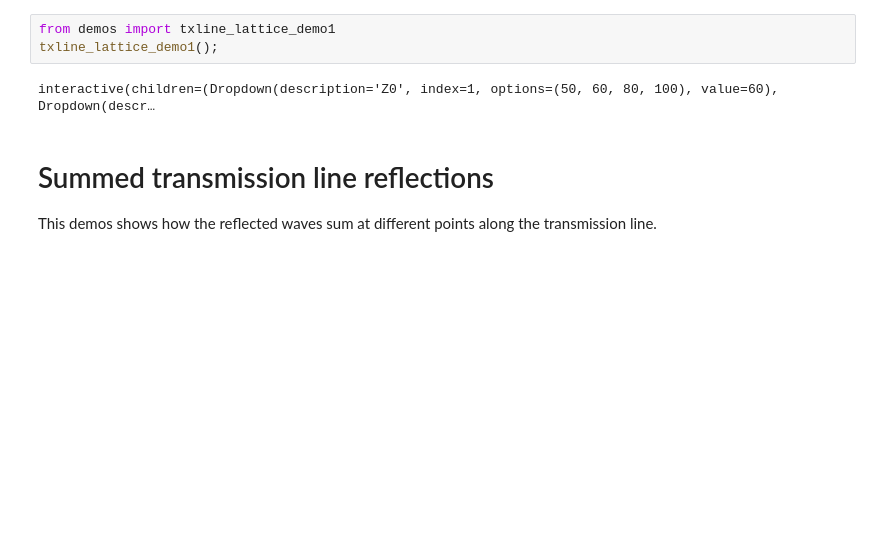
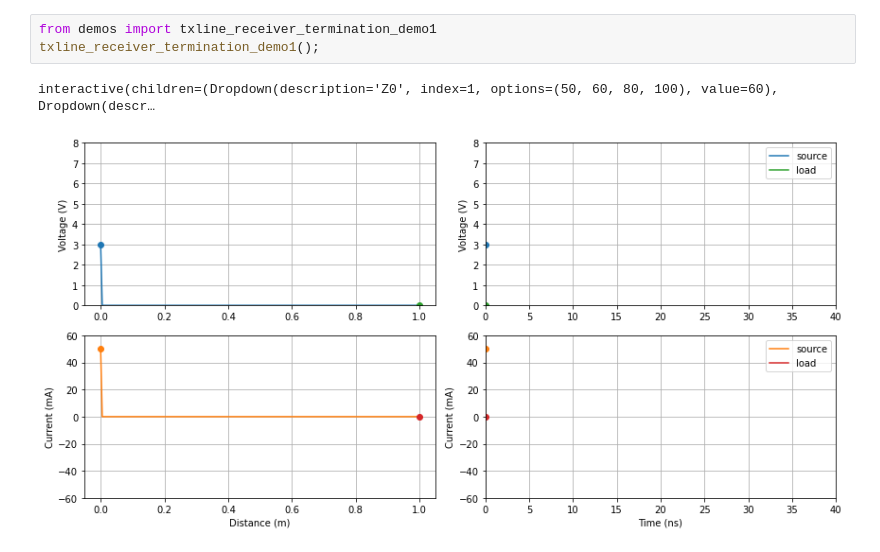
Before and after one commit to mph-/es-notebooks, a Jupyter notebook: intro/txline_termination.ipynb, the cells around one changed output. Saved outputs shown, nothing was run; the diff lists cells and outputs as text; blank space fills up the shorter version.

```diff
--- a/intro/txline_termination.ipynb
+++ b/intro/txline_termination.ipynb
@@ -26,9 +11,6 @@ When there is a step change of the source voltage from 0 to 4 V, a 3 V voltage p
 # %%
-from demos import txline_lattice_demo1
-txline_lattice_demo1();
+from demos import txline_receiver_termination_demo1
+txline_receiver_termination_demo1();
 # %% [output]
 interactive(children=(Dropdown(description='Z0', index=1, options=(50, 60, 80, 100), value=60), Dropdown(descr…
+[figure, added]
-# %% [markdown]
-# Summed transmission line reflections
-
-This demos shows how the reflected waves sum at different points along the transmission line.
```
Also changed, not shown: parts of 11 cells of this notebook, 1 other file.
